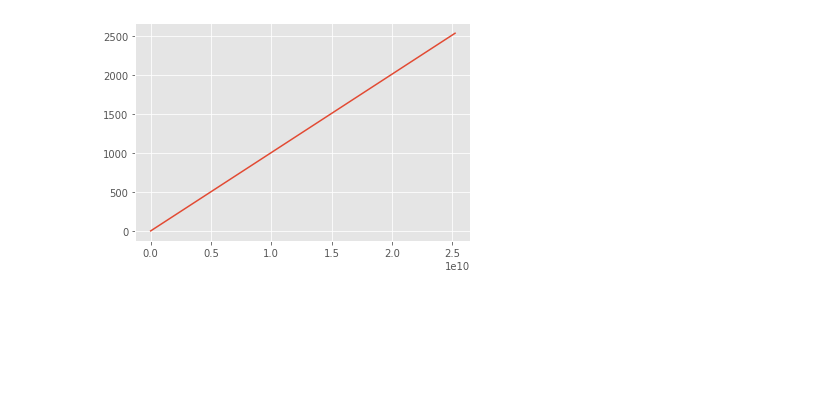
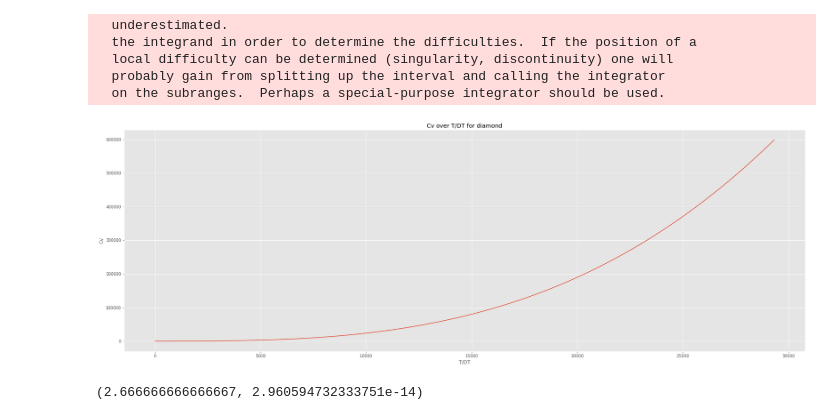
Before and after one commit to Aasrith1906/Mentorship-Program, a Jupyter notebook: session 3/Session 3 (specific heat).ipynb, the cells around one changed output. Cells and saved outputs as stored; diff of their text form; code cells hidden in the pictures; blank space fills up the shorter version.

Commit message:
debye formula

```diff
--- a/session 3/Session 3 (specific heat).ipynb
+++ b/session 3/Session 3 (specific heat).ipynb
@@ -54,16 +54,19 @@ e.Plot()
 # %%
+from scipy import integrate
+
 class DebyeFormula():
 
-    def __init__(self , dt):
+    def __init__(self , dt , name):
 
         self.dt = dt #debye temperate in kelvin
         self.w = 0 #debye frequency
         self.cv = [] #specific heat at constant volume
-        self.t_s = np.arange(1 , self.dt , 0.1) #temperature series between 1 , dt with 0.1k incrememt
+        self.t_s = np.arange(1 , 10*self.dt , 0.1) #temperature series between 1 , dt with 0.1k incrememt
         self.h = 1.054e-34 #plancks constant h-bar
         self.kb =  1.3e-23 #boltzmann constant J/k
         self.xd  = self.dt/self.t_s
         self.N = 6.023e23 #avagadros number , number of atoms in 1 mol of a substance
+        self.name = name
 
     def CalculateW(self):
 
@@ -73,15 +76,46 @@ class DebyeFormula():
     def CalculateSH(self):
 
         self.CalculateW()
-        self.cv = 324*self.N*self.kb*((self.t_s/self.dt)**3)
+
+        func = lambda x: ((x**4)*np.exp(x)/(np.exp(x)-1)**2)
+
+        for t in self.t_s:
+
+            xd = self.dt/t
+            integral_ = integrate.quad(func ,0 , xd)
+            cv_ = 9*3*8.314*((1/xd)**3)*integral[0]
+            self.cv.append(cv_)
 
     def plot(self):
 
         self.CalculateSH()
-        plt.plot(self.t_s**3 , self.cv)
+        plt.style.use('ggplot')
+        plt.figure(figsize=(30,10))
+        plt.title("Cv over T/DT for {}".format(self.name))
+        plt.xlabel("T/DT")
+        plt.ylabel("Cv")
+        plt.plot(self.t_s, self.cv)
         plt.show()
 # %%
-d = DebyeFormula(2933)
+d = DebyeFormula(2933 , "diamond")
 d.plot()
 # %% [output]
+  underestimated.
+  the integrand in order to determine the difficulties.  If the position of a
+  local difficulty can be determined (singularity, discontinuity) one will
+  probably gain from splitting up the interval and calling the integrator
+  on the subranges.  Perhaps a special-purpose integrator should be used.
-[figure, old version]
+[figure, new version]
+# %%
+#integration test scipy
+
+from scipy import integrate
+
+import numpy as np
+
+func = lambda x: x**2
+
+integral = integrate.quad(func , 0 , 2)
+print(integral)
+# %% [output]
+(2.666666666666667, 2.960594732333751e-14)
```
Also changed, not shown: parts of 2 cells of this notebook.
